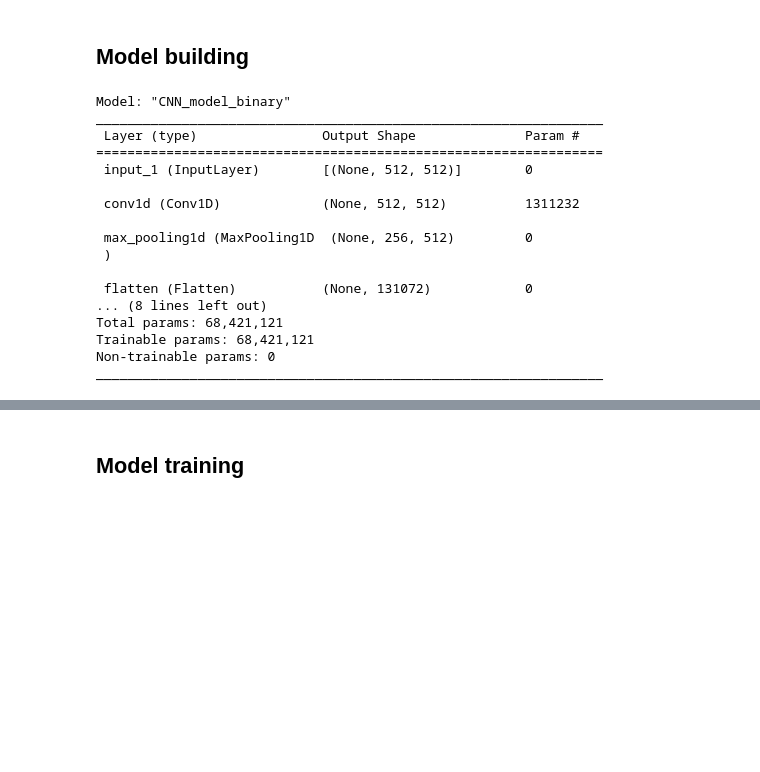
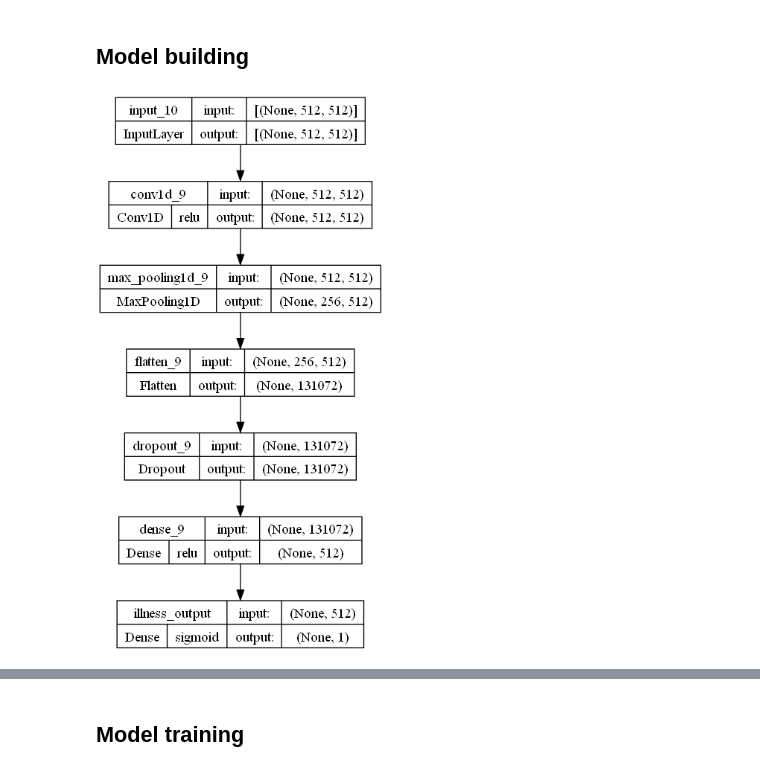
Before and after one commit to arondejong99/final-project-elu, a Jupyter notebook: final-project.ipynb, the cells around one changed output, grey strips where cells are left out. Drawn from its saved outputs; the diff is of its cells as text; code cells hidden in the pictures; blank space fills up the shorter version.

Commit message:
Added plot model fucntions back

```diff
--- a/final-project.ipynb
+++ b/final-project.ipynb
@@ -577,27 +577,10 @@ monitor_bin = 'val_accuracy'
 # %%
 model_binary = functions_project.create_binary_model(model_name_binary, inputShape = input_shape_binary, filters = filters_binary)
 
 # Plot the model using the plot_model function
-model_binary.summary()
-#plot_model(model_binary, model_name_binary)
+plot_model(model_binary, model_name_binary + ".png", show_shapes=True, show_layer_activations = True)
 # %% [output]
-Model: "CNN_model_binary"
-_________________________________________________________________
- Layer (type)                Output Shape              Param #
-=================================================================
- input_1 (InputLayer)        [(None, 512, 512)]        0
-
- conv1d (Conv1D)             (None, 512, 512)          1311232
-
- max_pooling1d (MaxPooling1D  (None, 256, 512)         0
- )
-
- flatten (Flatten)           (None, 131072)            0
-... (8 lines left out)
-Total params: 68,421,121
-Trainable params: 68,421,121
-Non-trainable params: 0
-_________________________________________________________________
+[figure, added]
 # %%
 # Set input parameters for categorical classification
 model_name_categorical = "CNN_model_classification"
```
Also changed, not shown: parts of 2 cells of this notebook.
